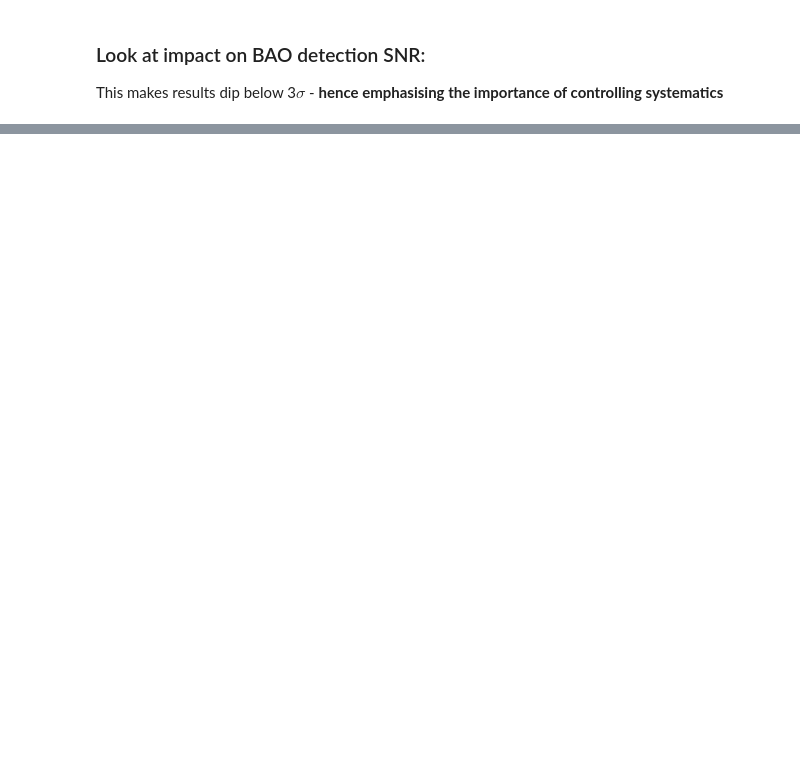
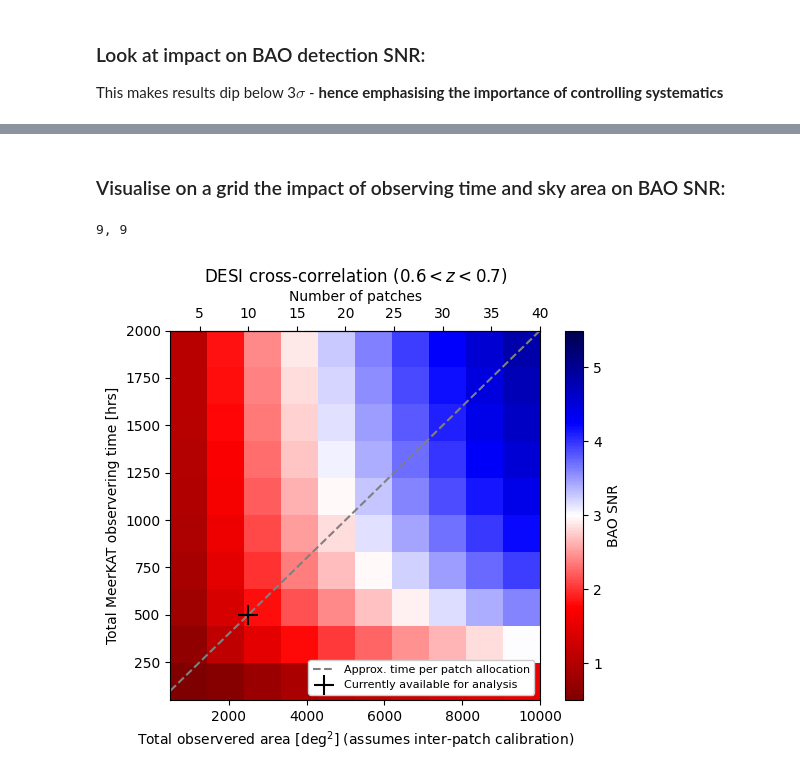
Before and after one commit to meerklass/MeerFish, a Jupyter notebook: XLPreport/BAO_forecasting.ipynb, the cells around one changed output, grey strips where cells are left out. Drawn from its saved outputs; the diff is of its cells as text; code cells hidden in the pictures; blank space fills up the shorter version.

Commit message:
dinstinct patch BAO plus gridded SNR

```diff
--- a/XLPreport/BAO_forecasting.ipynb
+++ b/XLPreport/BAO_forecasting.ipynb
@@ -170,0 +214,59 @@ Cross ( z = 0.8 ): 2.1164937233433814
+# %% [markdown]
+### Visualise on a grid the impact of observing time and sky area on BAO SNR:
+# %%
+import sys
+
+zminzmax = [0.6,0.7]
+A_skyXs = np.linspace(500,10000,10)
+t_obss_noloss = np.linspace(50,2000,10) # total MeerKLASS observation times
+t_obss = t_obss_noloss * (1-f_tobsloss) # MeerKLASS observation times (with losses then applied)
+
+SNR_BAO = np.zeros((len(A_skyXs),len(t_obss)))
+for i,A_sky_i in enumerate(A_skyXs):
+    for j,t_obs_j in enumerate(t_obss):
+        sys.stdout.write(f"\r{i}, {j}")
+        sys.stdout.flush()
+
+        z,zmin1,zmin2,zmax1,zmax2,A_sky1,A_sky2,V_bin1,V_bin2,V_binX,theta_FWHM1,theta_FWHM2,t_tot,N_dish,sigma_z1,sigma_z2,P_N,nbar = survey.params(Survey1=Survey1_arg,Survey2=Survey2_arg,zminzmax=zminzmax,A_sky1=A_sky,A_skyX=A_sky_i,t_tot=t_obs_j)
+        surveypars = z,V_bin1,V_bin2,V_binX,theta_FWHM1,theta_FWHM2,sigma_z1,sigma_z2,P_N,1/nbar,k_fg
+        cosmopars = cosmo.SetCosmology(z=z,return_cosmopars=True) # set initial default cosmology
+
+        Pmod = cosmo.MatterPk(z)
+        k,kbins,kmin,kmax = model.get_kbins(z,zminzmax[0],zminzmax[1],A_sky=A_sky_i,kmax=0.32,Taruya=True)
+        F = fisher.Matrix_ell(theta_ids,k,Pmod,cosmopars,surveypars,nuispars,ells,tracer='X')
+        C = fisher.FisherInverse(F)
+        SNR_BAO[i,j] = 1/np.sqrt(C[0][0])
+
+aspect = (A_skyXs[-1]-A_skyXs[0]) / (t_obss_noloss[-1]-t_obss_noloss[0]) # square aspect pixels
+plt.imshow(SNR_BAO.T,origin='lower',extent=[A_skyXs[0],A_skyXs[-1],t_obss_noloss[0],t_obss_noloss[-1]],aspect=aspect,vmin=0.5,vmax=5.5,cmap='seismic_r')
+plt.colorbar(label='BAO SNR')
+
+ax = plt.gca()
+areaperpatch = 250 # assume area per patch [deg2] to create Number of patches axis:
+def area_to_patches(A):
+    return A / areaperpatch
+def patches_to_area(N):
+    return N * areaperpatch
+secax = ax.secondary_xaxis('top', functions=(area_to_patches, patches_to_area))
+secax.set_xlabel('Number of patches')
+
+## Add current time allocation 1D line:
+A_skyX_fid = np.linspace(A_skyXs[0],A_skyXs[-1],100)
+t_single_patch = 50 # hours
+t_obs_fid = t_single_patch * A_skyX_fid/areaperpatch # approximately we do t_single_patch hrs of observations per 250deg2 patch?
+plt.plot(A_skyX_fid,t_obs_fid,color='gray',ls='--',label='Approx. time per patch allocation')
+plt.xlim(A_skyXs[0],A_skyXs[-1])
+plt.ylim(t_obss_noloss[0],t_obss_noloss[-1])
+
+## Add marker to identify where we are now:
+currentnpatch = 10 # how many patches do we currently have ready to analyse
+plt.scatter(currentnpatch*areaperpatch, t_single_patch * currentnpatch,zorder=10,marker='+',s=200,color='black',label='Currently available for analysis')
+
+plt.legend(fontsize=8,framealpha=1,loc='lower right')
+plt.xlabel(r'Total observered area [deg$^2$] (assumes inter-patch calibration)')
+plt.ylabel('Total MeerKAT observering time [hrs]')
+plt.title(r'DESI cross-correlation ($%s{<}z{<}%s$)'%(zminzmax[0],zminzmax[1]))
+plt.show()
+# %% [output]
+9, 9
+[figure, added]
```
Also changed, not shown: parts of 7 cells of this notebook, 1 other file.
